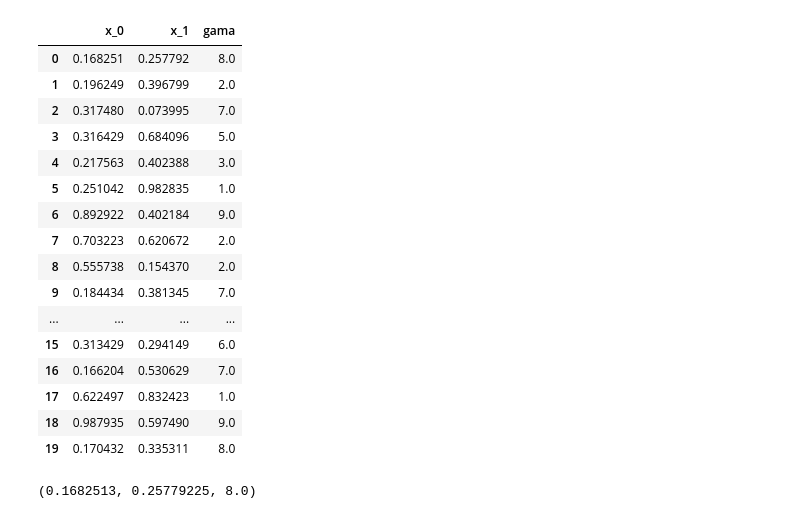
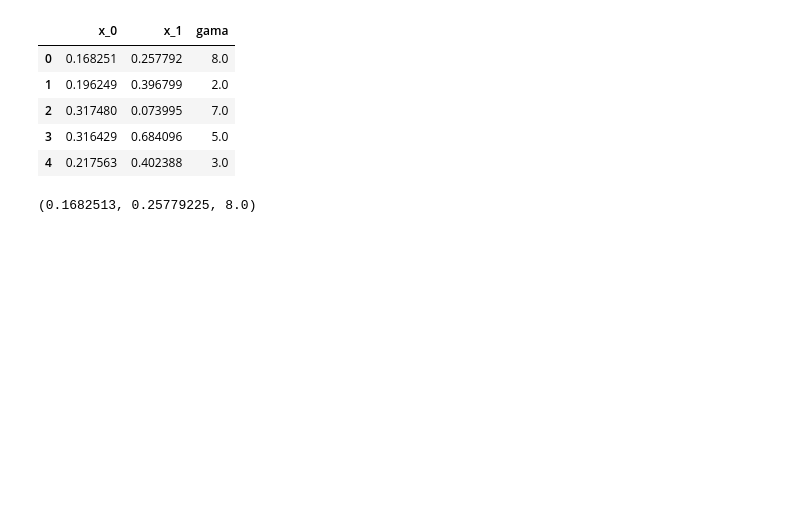
Before and after one commit to IFCE-Mestado-Ciencia-da-Computacao/Optimization-2018.1, a Jupyter notebook: homework/notebooks/Teste.ipynb, the cells around one changed output. Cells and saved outputs as stored; diff of their text form; code cells hidden in the pictures; blank space fills up the shorter version.

```diff
--- a/homework/notebooks/Teste.ipynb
+++ b/homework/notebooks/Teste.ipynb
@@ -18,26 +21,15 @@ plot(gamma=2, points=data)
 # %%
 import pandas as pd
 
-parameters = pd.read_csv('homework/parameters.csv', sep=';')
-parameters
+parameters = pd.read_csv('../parameters.csv', sep=';')
+parameters.head()
 # %% [output]
 |  | x_0 | x_1 | gama |
 | 0 | 0.168251 | 0.257792 | 8.0 |
 | 1 | 0.196249 | 0.396799 | 2.0 |
 | 2 | 0.317480 | 0.073995 | 7.0 |
 | 3 | 0.316429 | 0.684096 | 5.0 |
 | 4 | 0.217563 | 0.402388 | 3.0 |
-| 5 | 0.251042 | 0.982835 | 1.0 |
-| 6 | 0.892922 | 0.402184 | 9.0 |
-| 7 | 0.703223 | 0.620672 | 2.0 |
-| 8 | 0.555738 | 0.154370 | 2.0 |
-| 9 | 0.184434 | 0.381345 | 7.0 |
-| ... | ... | ... | ... |
-| 15 | 0.313429 | 0.294149 | 6.0 |
-| 16 | 0.166204 | 0.530629 | 7.0 |
-| 17 | 0.622497 | 0.832423 | 1.0 |
-| 18 | 0.987935 | 0.597490 | 9.0 |
-| 19 | 0.170432 | 0.335311 | 8.0 |
 # %%
 a = None
 for index, row in parameters.iterrows():
```
Also changed, not shown: parts of 11 cells of this notebook, 4 other files.
